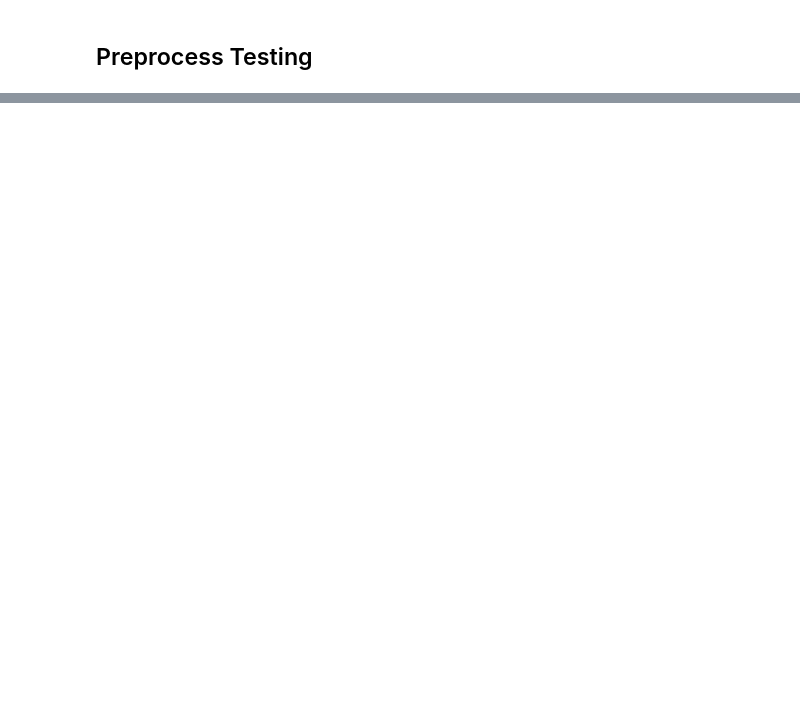
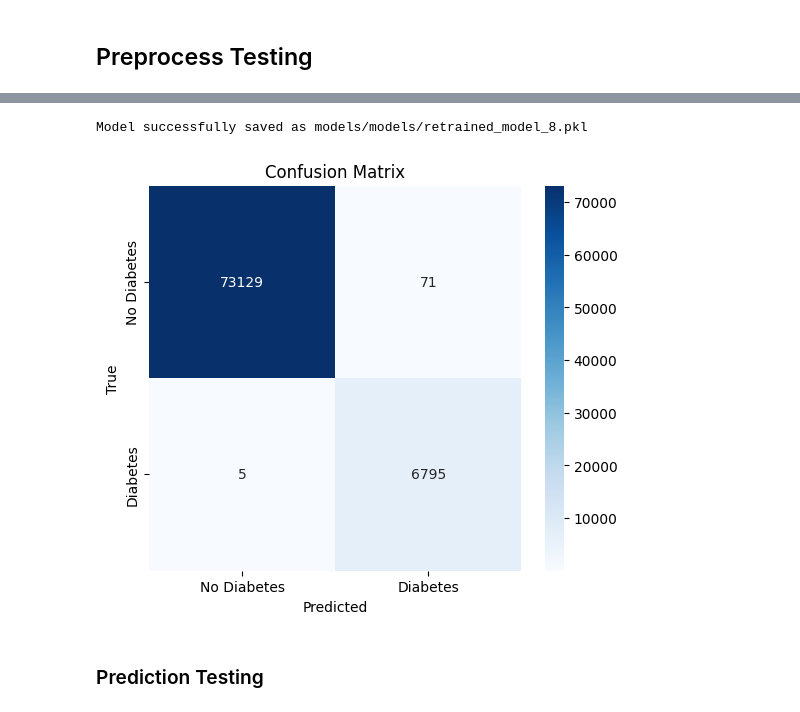
Before and after one commit to cgyireh1/Summative-assignment---MLOP, a Jupyter notebook: model_test.ipynb, the cells around one changed output, grey strips where cells are left out. Saved outputs shown, nothing was run; the diff lists cells and outputs as text; code cells hidden in the pictures; blank space fills up the shorter version.

```diff
--- a/model_test.ipynb
+++ b/model_test.ipynb
@@ -219,0 +132,17 @@ sample_data = pd.DataFrame([{
+# %%
+X_new_train = pd.read_csv('data/train/X_train.csv')
+y_new_train= pd.read_csv('data/train/y_train.csv')
+
+# Retrain the model with new data
+retrained_model = pipeline.retrain_model(X_new_train, y_new_train)
+
+# Evaluate the retrained model
+acc, cm, report = pipeline.evaluate_model(retrained_model, X_new_train, y_new_train)
+
+# Visualize results
+pipeline.plot_confusion_matrix(cm)
+# %% [output]
+Model successfully saved as models/models/retrained_model_8.pkl
+[figure, added]
+# %% [markdown]
+### Prediction Testing
```
Also changed, not shown: parts of 36 cells of this notebook, 14 other files.
